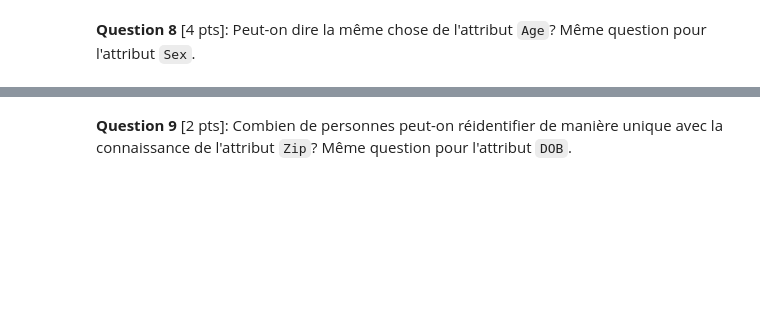
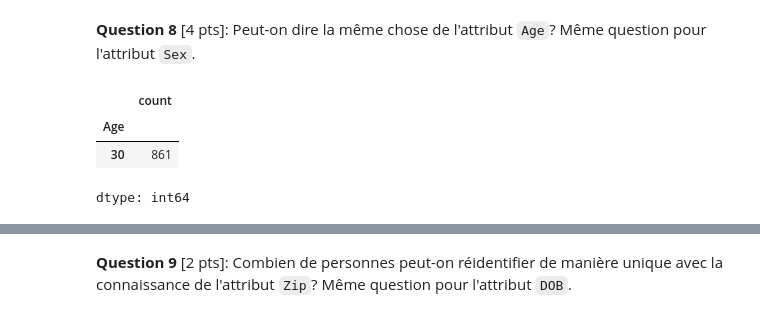
Before and after one commit to Sohdjeukeu/Labo_GTI_720, a Jupyter notebook: labo_1_01_G_Merlin.ipynb, the cells around one changed output, grey strips where cells are left out. Saved outputs shown, nothing was run; the diff lists cells and outputs as text; code cells hidden in the pictures; blank space fills up the shorter version.

```diff
--- a/labo_1_01_G_Merlin.ipynb
+++ b/labo_1_01_G_Merlin.ipynb
@@ -272,2 +290,18 @@ dtype: object
 # %% [markdown]
 **Question 8** [4 pts]:  Peut-on dire la même chose de l'attribut `Age`? Même question pour l'attribut `Sex`.
+# %%
+# filtrons le jeu de données depersonnaliser uniquement sur le Age de Faith McCloughlin pour voir si nous le retrouvons
+critere_reherche_age ={
+    'Age_Faith':30
+}
+critere_reherche_age['Age_Faith']
+resultatFiltrer_Sur_Age = JeuDonneeesDepersonnaliser[JeuDonneeesDepersonnaliser['Age']==30]
+
+# Affichons le resultat
+resultatFiltrer_Sur_Age # plusieurs lignes
+resultatFiltrer_Sur_Age['Age'].value_counts() # retourne plusieurs occurences correspondants à 30
+# %% [output]
+|  | count |
+| Age |  |
+| 30 | 861 |
+dtype: int64
```
Also changed, not shown: parts of 16 cells of this notebook.
